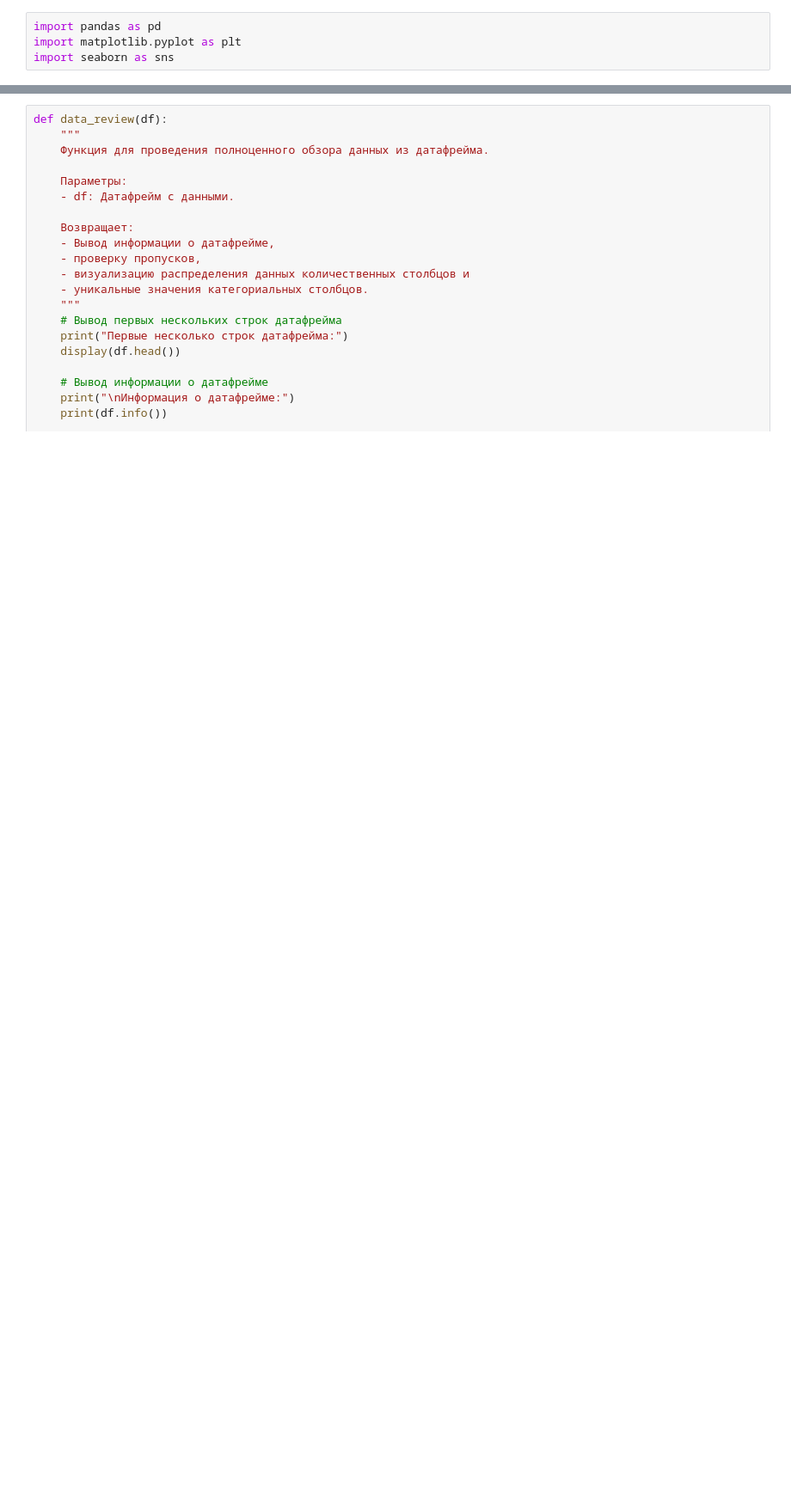
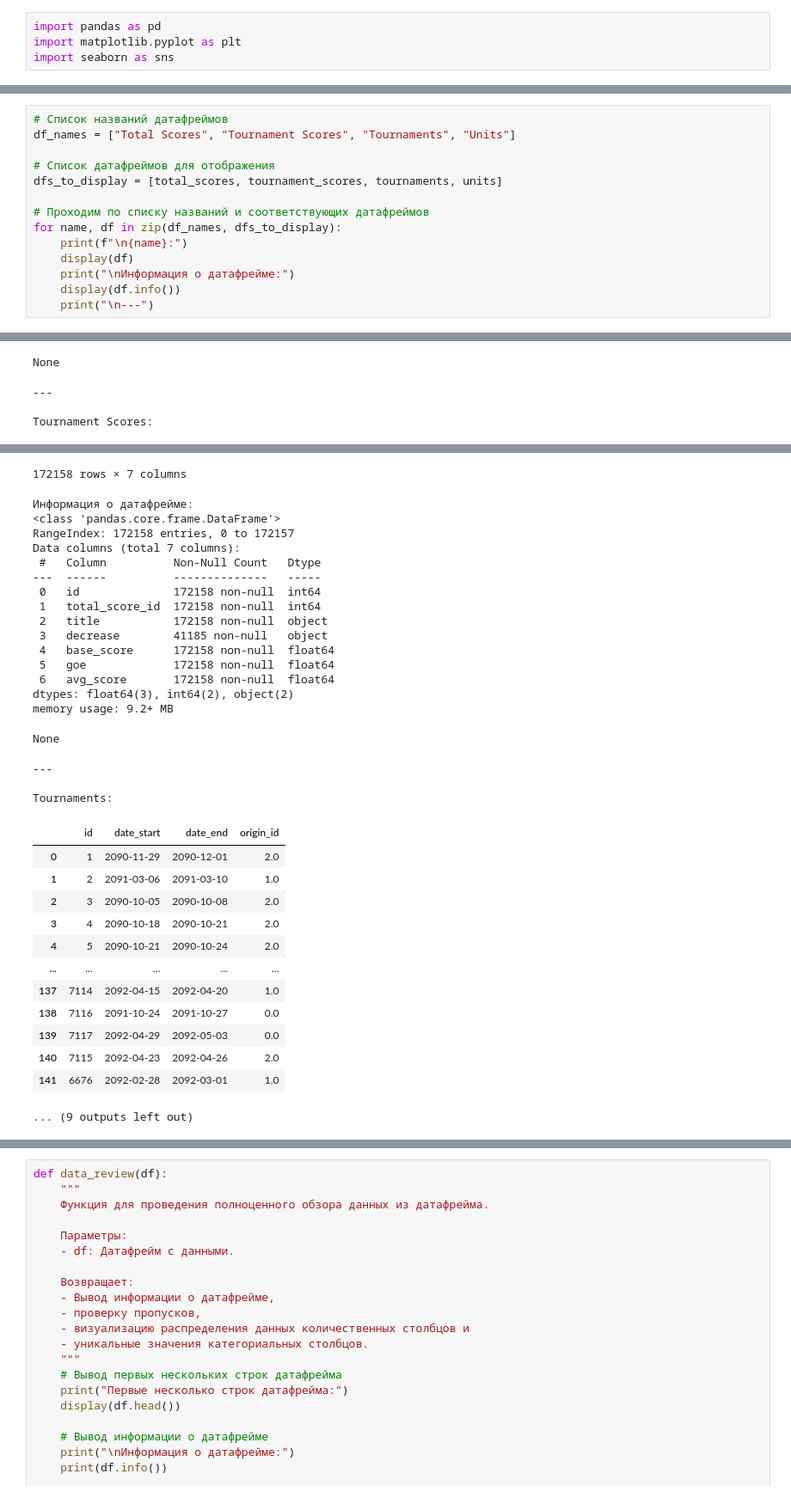
Before and after one commit to AndreySysa/My-_champion, a Jupyter notebook: Мой чемпион.ipynb, the cells around one changed output, grey strips where cells are left out. Shown at 86% size. Drawn from its saved outputs; the diff is of its cells as text; blank space fills up the shorter version.

```diff
--- a/Мой чемпион.ipynb
+++ b/Мой чемпион.ipynb
@@ -95,0 +116,15 @@ final_df
+# %%
+# Список названий датафреймов
+df_names = ["Total Scores", "Tournament Scores", "Tournaments", "Units"]
+
+# Список датафреймов для отображения
+dfs_to_display = [total_scores, tournament_scores, tournaments, units]
+
+# Проходим по списку названий и соответствующих датафреймов
+for name, df in zip(df_names, dfs_to_display):
+    print(f"\n{name}:")
+    display(df)
+    print("\nИнформация о датафрейме:")
+    display(df.info())
+    print("\n---")
+# %% [output]
@@ -95,0 +162,4 @@ final_df
+None
+---
+
+Tournament Scores:
@@ -95,0 +178,33 @@ final_df
+172158 rows × 7 columns
+Информация о датафрейме:
+<class 'pandas.core.frame.DataFrame'>
+RangeIndex: 172158 entries, 0 to 172157
+Data columns (total 7 columns):
+ #   Column          Non-Null Count   Dtype
+---  ------          --------------   -----
+ 0   id              172158 non-null  int64
+ 1   total_score_id  172158 non-null  int64
+ 2   title           172158 non-null  object
+ 3   decrease        41185 non-null   object
+ 4   base_score      172158 non-null  float64
+ 5   goe             172158 non-null  float64
+ 6   avg_score       172158 non-null  float64
+dtypes: float64(3), int64(2), object(2)
+memory usage: 9.2+ MB
+None
+---
+
+Tournaments:
+|  | id | date_start | date_end | origin_id |
+| 0 | 1 | 2090-11-29 | 2090-12-01 | 2.0 |
+| 1 | 2 | 2091-03-06 | 2091-03-10 | 1.0 |
+| 2 | 3 | 2090-10-05 | 2090-10-08 | 2.0 |
+| 3 | 4 | 2090-10-18 | 2090-10-21 | 2.0 |
+| 4 | 5 | 2090-10-21 | 2090-10-24 | 2.0 |
+| ... | ... | ... | ... | ... |
+| 137 | 7114 | 2092-04-15 | 2092-04-20 | 1.0 |
+| 138 | 7116 | 2091-10-24 | 2091-10-27 | 0.0 |
+| 139 | 7117 | 2092-04-29 | 2092-05-03 | 0.0 |
+| 140 | 7115 | 2092-04-23 | 2092-04-26 | 2.0 |
+| 141 | 6676 | 2092-02-28 | 2092-03-01 | 1.0 |
+... (9 outputs left out)
```
Also changed, not shown: parts of 9 cells of this notebook, 1 other file.
